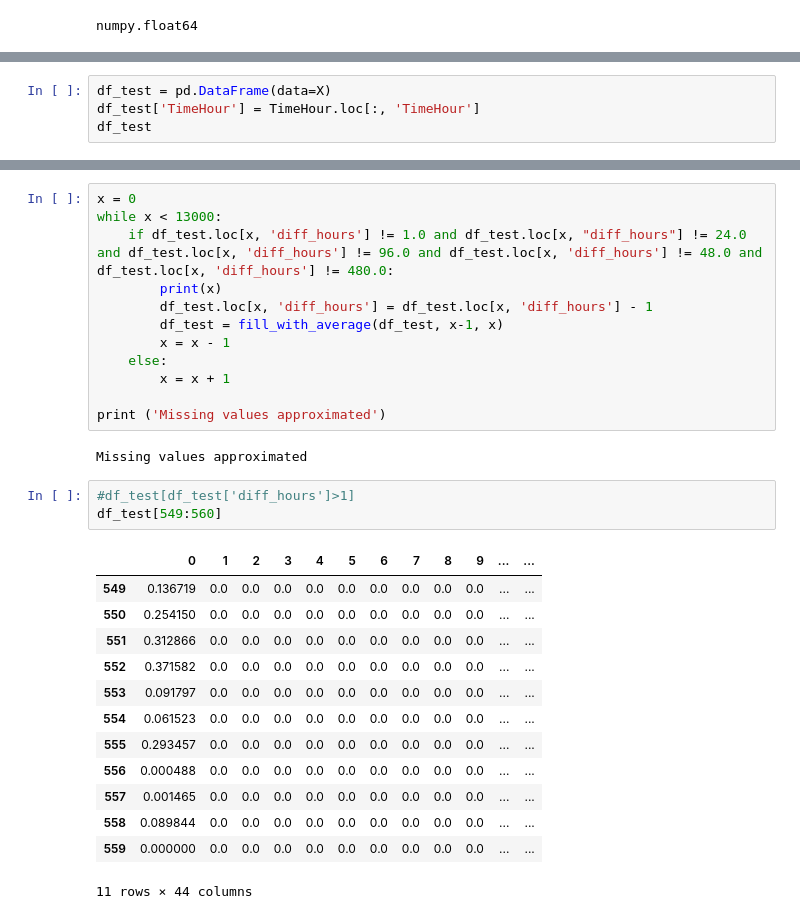
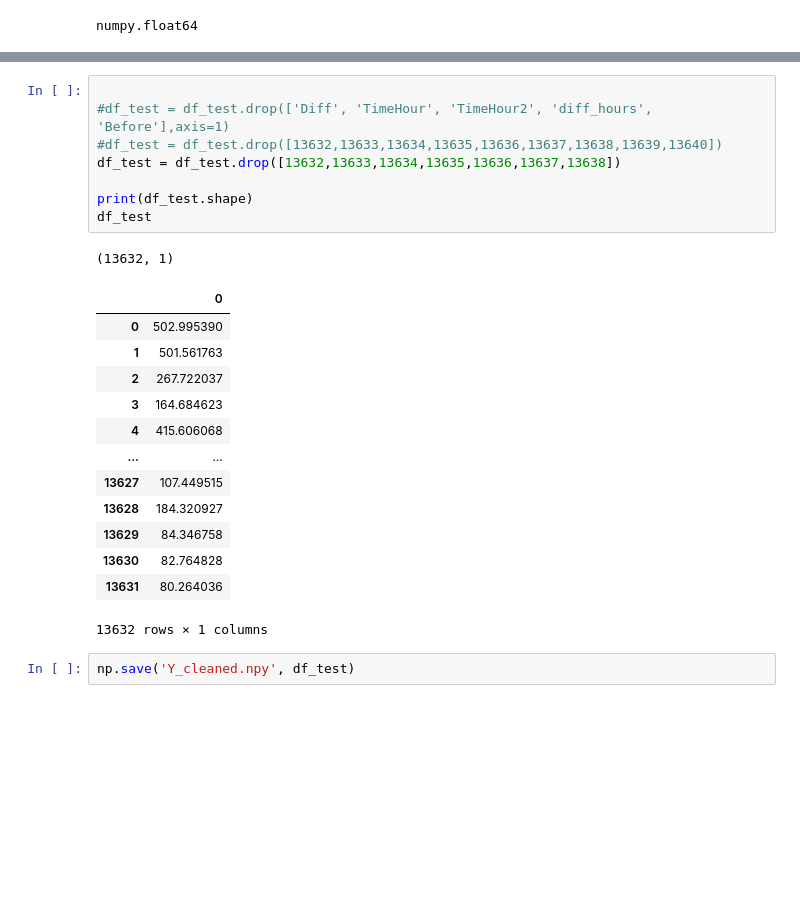
Before and after one commit to ryanroest/FlowPredictionModel, a Jupyter notebook: PreprocessingDataMissingData.ipynb, the cells around one changed output, grey strips where cells are left out. Cells and saved outputs as stored; diff of their text form; blank space fills up the shorter version.

```diff
--- a/PreprocessingDataMissingData.ipynb
+++ b/PreprocessingDataMissingData.ipynb
@@ -340,4 +376,0 @@ small_df_test
-# %%
-df_test = pd.DataFrame(data=X)
-df_test['TimeHour'] = TimeHour.loc[:, 'TimeHour']
-df_test
@@ -645,31 +377,25 @@ df_show
-# %%
-x = 0
-while x < 13000:
-    if df_test.loc[x, 'diff_hours'] != 1.0 and df_test.loc[x, "diff_hours"] != 24.0 and df_test.loc[x, 'diff_hours'] != 96.0 and df_test.loc[x, 'diff_hours'] != 48.0 and df_test.loc[x, 'diff_hours'] != 480.0:
-        print(x)
-        df_test.loc[x, 'diff_hours'] = df_test.loc[x, 'diff_hours'] - 1
-        df_test = fill_with_average(df_test, x-1, x)
-        x = x - 1
-    else:
-        x = x + 1
-
-print ('Missing values approximated')
-# %% [output]
-Missing values approximated
-# %%
-#df_test[df_test['diff_hours']>1]
-df_test[549:560]
-# %% [output]
-|  | 0 | 1 | 2 | 3 | 4 | 5 | 6 | 7 | 8 | 9 | ... | ... |
-| 549 | 0.136719 | 0.0 | 0.0 | 0.0 | 0.0 | 0.0 | 0.0 | 0.0 | 0.0 | 0.0 | ... | ... |
-| 550 | 0.254150 | 0.0 | 0.0 | 0.0 | 0.0 | 0.0 | 0.0 | 0.0 | 0.0 | 0.0 | ... | ... |
-| 551 | 0.312866 | 0.0 | 0.0 | 0.0 | 0.0 | 0.0 | 0.0 | 0.0 | 0.0 | 0.0 | ... | ... |
-| 552 | 0.371582 | 0.0 | 0.0 | 0.0 | 0.0 | 0.0 | 0.0 | 0.0 | 0.0 | 0.0 | ... | ... |
-| 553 | 0.091797 | 0.0 | 0.0 | 0.0 | 0.0 | 0.0 | 0.0 | 0.0 | 0.0 | 0.0 | ... | ... |
-| 554 | 0.061523 | 0.0 | 0.0 | 0.0 | 0.0 | 0.0 | 0.0 | 0.0 | 0.0 | 0.0 | ... | ... |
-| 555 | 0.293457 | 0.0 | 0.0 | 0.0 | 0.0 | 0.0 | 0.0 | 0.0 | 0.0 | 0.0 | ... | ... |
-| 556 | 0.000488 | 0.0 | 0.0 | 0.0 | 0.0 | 0.0 | 0.0 | 0.0 | 0.0 | 0.0 | ... | ... |
-| 557 | 0.001465 | 0.0 | 0.0 | 0.0 | 0.0 | 0.0 | 0.0 | 0.0 | 0.0 | 0.0 | ... | ... |
-| 558 | 0.089844 | 0.0 | 0.0 | 0.0 | 0.0 | 0.0 | 0.0 | 0.0 | 0.0 | 0.0 | ... | ... |
-| 559 | 0.000000 | 0.0 | 0.0 | 0.0 | 0.0 | 0.0 | 0.0 | 0.0 | 0.0 | 0.0 | ... | ... |
-11 rows × 44 columns
+# %%
+
+#df_test = df_test.drop(['Diff', 'TimeHour', 'TimeHour2', 'diff_hours', 'Before'],axis=1)
+#df_test = df_test.drop([13632,13633,13634,13635,13636,13637,13638,13639,13640])
+df_test = df_test.drop([13632,13633,13634,13635,13636,13637,13638])
+
+print(df_test.shape)
+df_test
+# %% [output]
+(13632, 1)
+|  | 0 |
+| 0 | 502.995390 |
+| 1 | 501.561763 |
+| 2 | 267.722037 |
+| 3 | 164.684623 |
+| 4 | 415.606068 |
+| ... | ... |
+| 13627 | 107.449515 |
+| 13628 | 184.320927 |
+| 13629 | 84.346758 |
+| 13630 | 82.764828 |
+| 13631 | 80.264036 |
+13632 rows × 1 columns
+# %%
+np.save('Y_cleaned.npy', df_test)
```
Also changed, not shown: parts of 35 cells of this notebook, 4 other files.
